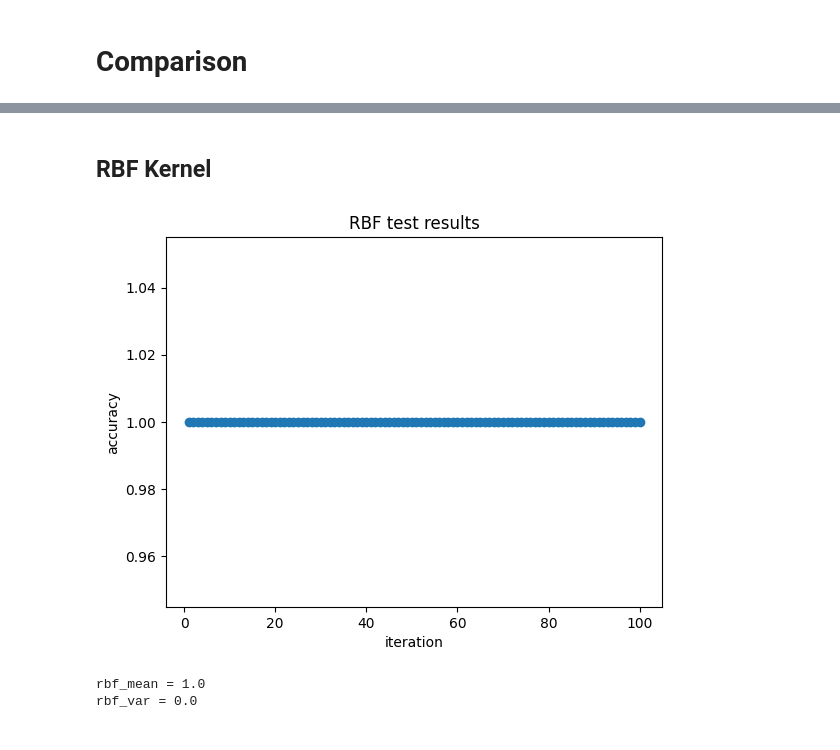
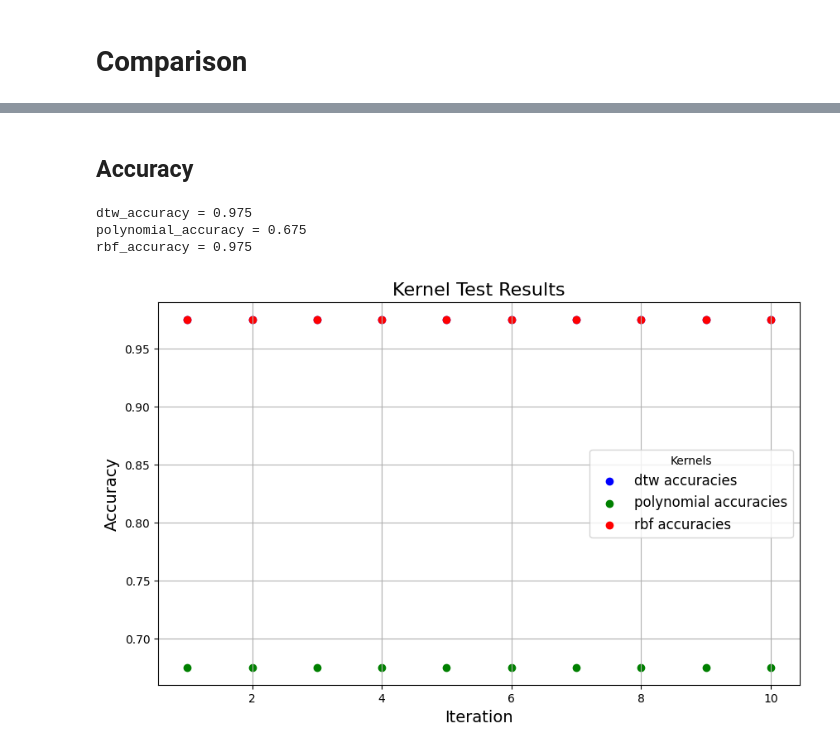
Before and after one commit to MarStreicher/IDA_Laser, a Jupyter notebook: src/evaluation/comparison.ipynb, the cells around one changed output, grey strips where cells are left out. Saved outputs shown, nothing was run; the diff lists cells and outputs as text; code cells hidden in the pictures.

```diff
--- a/src/evaluation/comparison.ipynb
+++ b/src/evaluation/comparison.ipynb
@@ -7,3 +7,11 @@ import pickle
 # %%
 with open('../../variables.pkl', 'rb') as f:
     data = pickle.load(f)
+
+test_results = ['dtw', 'polynomial', 'rbf']
+
+colors = {
+    'dtw': 'blue',
+    'polynomial': 'green',
+    'rbf': 'red'
+}
@@ -56,23 +18,33 @@ polynomial_var = 0.0
-# %% [markdown]
-## RBF Kernel
-# %%
-rbf_test_result = data['rbf_test_result']
-rbf_accuracies = rbf_test_result['accuracies_history']
-
-iterations = np.arange(1,len(rbf_accuracies)+1)
-
-plt.scatter(iterations, rbf_accuracies)
-plt.title('RBF test results')
-plt.xlabel('iteration')
-plt.ylabel('accuracy')
-plt.show()
-
-
-rbf_mean = np.mean(rbf_accuracies)
-print(f'{rbf_mean = }')
-rbf_var = np.var(rbf_accuracies)
-print(f'{rbf_var = }')
-# %% [output]
-[figure, removed]
-rbf_mean = 1.0
-rbf_var = 0.0
+# %% [markdown]
+## Accuracy
+# %%
+def compute_stats(test_result_name, accuracies):
+    mean = np.mean(accuracies)
+    print(f'{test_result_name}_accuracy = {mean}')
+    return accuracies
+
+accuracies_dict = {
+    name: compute_stats(name, data[f'{name}_test_result']['accuracies_history'])
+    for name in test_results
+}
+
+iterations = np.arange(1, len(accuracies_dict['dtw']) + 1)
+
+
+plt.figure(figsize=(10, 6))
+
+for name, accuracies in accuracies_dict.items():
+    plt.scatter(iterations, accuracies, color=colors[name], label=f'{name} accuracies')
+
+plt.title('Kernel Test Results', fontsize=16)
+plt.xlabel('Iteration', fontsize=14)
+plt.ylabel('Accuracy', fontsize=14)
+
+plt.grid(True)
+plt.legend(title="Kernels", fontsize=12)
+plt.show()
+# %% [output]
+dtw_accuracy = 0.975
+polynomial_accuracy = 0.675
+rbf_accuracy = 0.975
+[figure, added]
```
Also changed, not shown: parts of 12 cells of this notebook, 9 other files.
